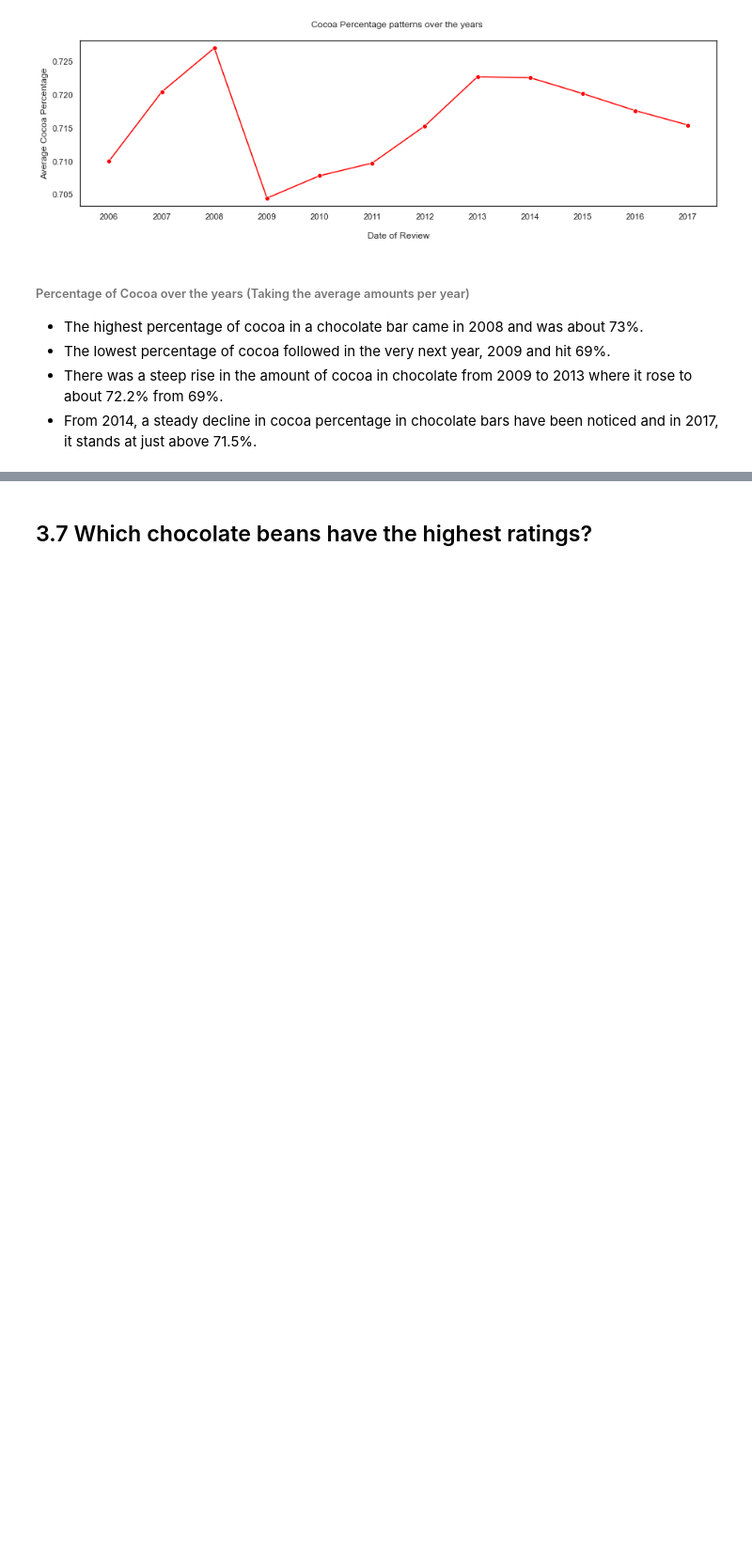
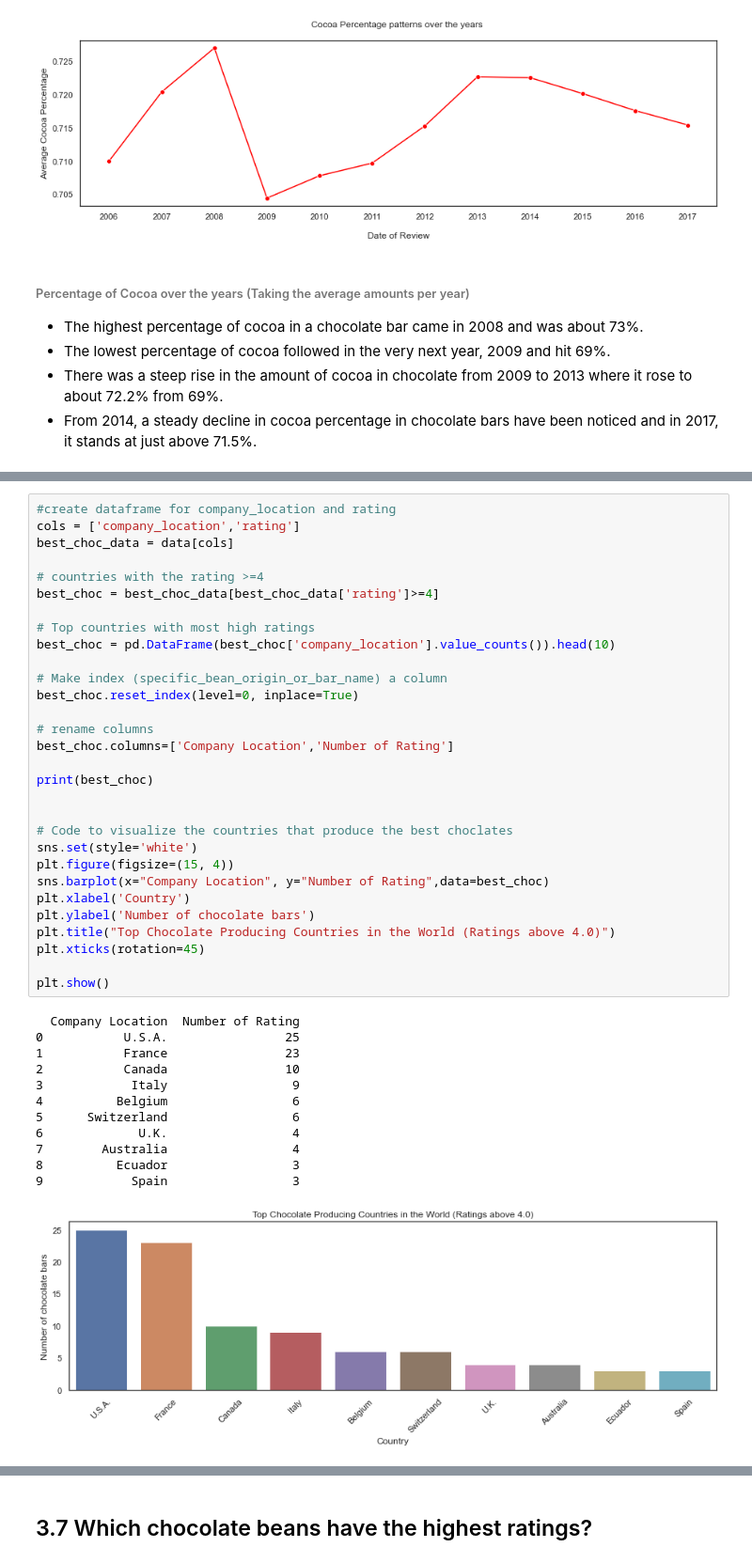
Before and after one commit to iamensah/Exploratory-Data-Analysis, a Jupyter notebook: EDA on Flavour of Cacao.ipynb, the cells around one changed output, grey strips where cells are left out. Shown at 94% size. Saved outputs shown, nothing was run; the diff lists cells and outputs as text; blank space fills up the shorter version.

```diff
--- a/EDA on Flavour of Cacao.ipynb
+++ b/EDA on Flavour of Cacao.ipynb
@@ -646,0 +687,43 @@ plt.show()
+# %%
+#create dataframe for company_location and rating
+cols = ['company_location','rating']
+best_choc_data = data[cols]
+
+# countries with the rating >=4
+best_choc = best_choc_data[best_choc_data['rating']>=4]
+
+# Top countries with most high ratings
+best_choc = pd.DataFrame(best_choc['company_location'].value_counts()).head(10)
+
+# Make index (specific_bean_origin_or_bar_name) a column
+best_choc.reset_index(level=0, inplace=True)
+
+# rename columns
+best_choc.columns=['Company Location','Number of Rating']
+
+print(best_choc)
+
+
+# Code to visualize the countries that produce the best choclates
+sns.set(style='white')
+plt.figure(figsize=(15, 4))
+sns.barplot(x="Company Location", y="Number of Rating",data=best_choc)
+plt.xlabel('Country')
+plt.ylabel('Number of chocolate bars')
+plt.title("Top Chocolate Producing Countries in the World (Ratings above 4.0)")
+plt.xticks(rotation=45)
+
+plt.show()
+# %% [output]
+  Company Location  Number of Rating
+0           U.S.A.                25
+1           France                23
+2           Canada                10
+3            Italy                 9
+4          Belgium                 6
+5      Switzerland                 6
+6             U.K.                 4
+7        Australia                 4
+8          Ecuador                 3
+9            Spain                 3
+[figure, added]
```
Also changed, not shown: parts of 8 cells of this notebook.
